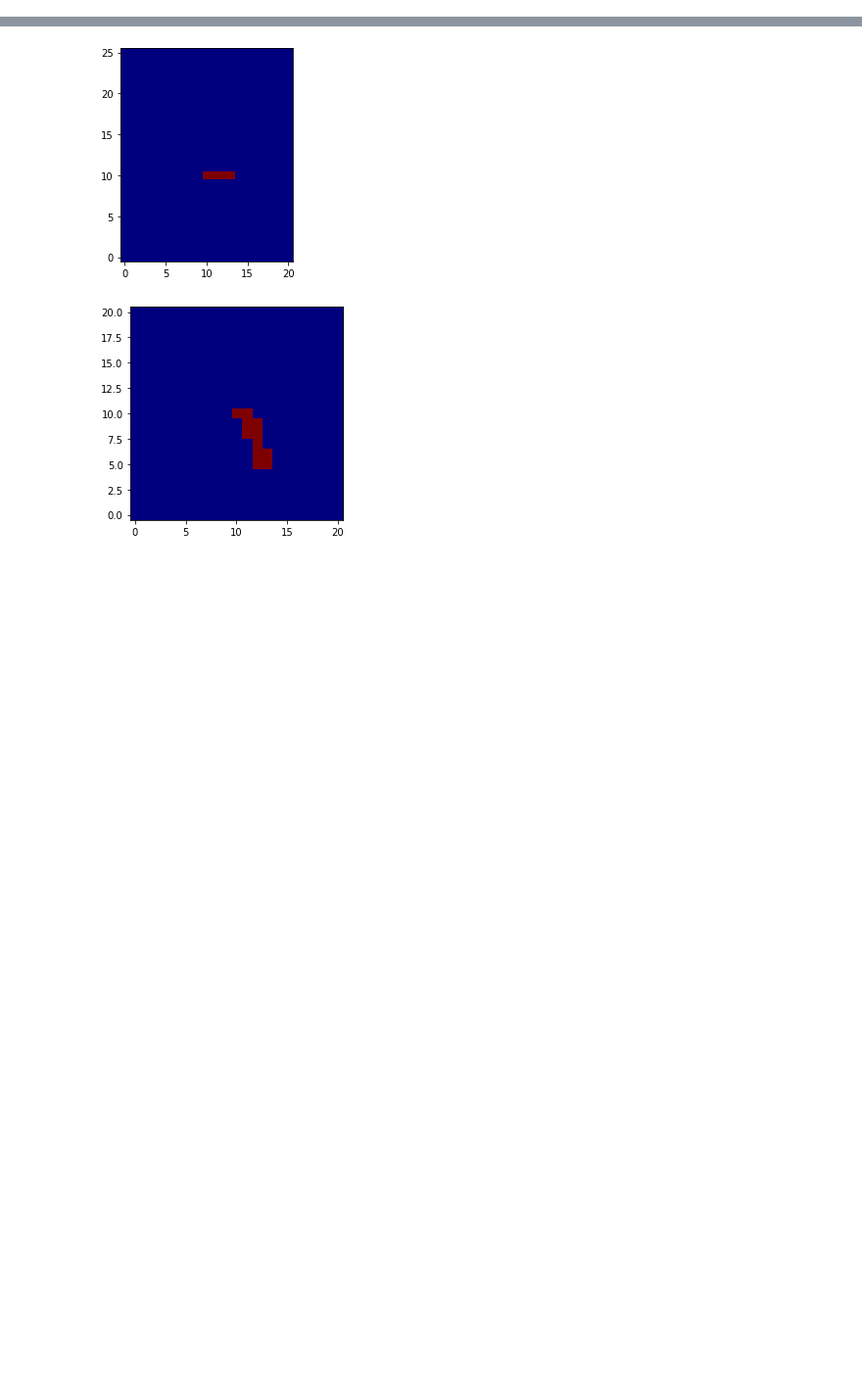
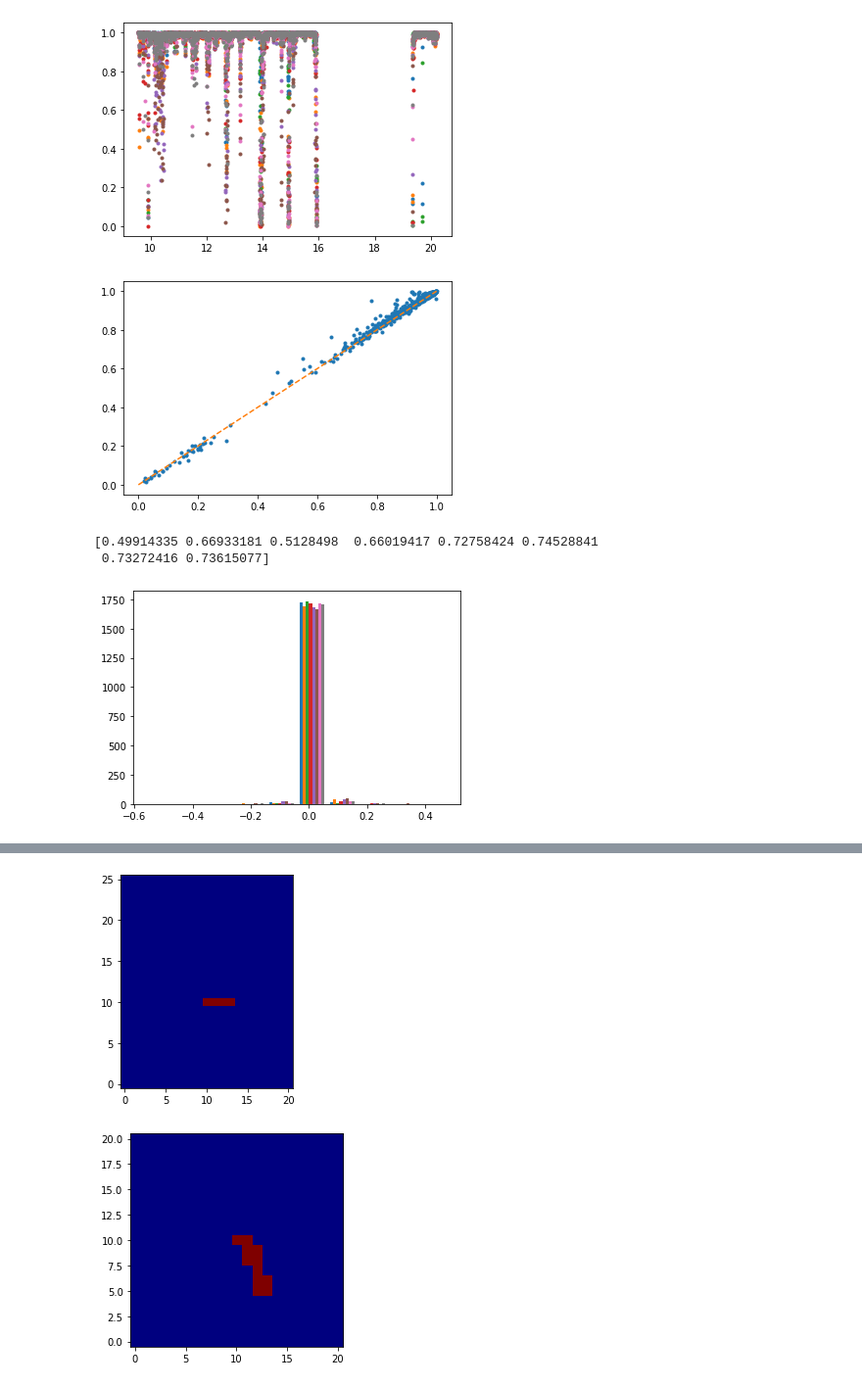
Before and after one commit to kartographer/sma_phasing_sims, a Jupyter notebook: SWARM_Optimization.ipynb, the cells around one changed output, grey strips where cells are left out. Shown: that part at 98% size. Saved outputs shown, nothing was run; the diff lists cells and outputs as text; code cells hidden in the pictures; blank space fills up the shorter version.

```diff
--- a/SWARM_Optimization.ipynb
+++ b/SWARM_Optimization.ipynb
@@ -129,2 +171,26 @@ plt.ylim([-20, 20])
+# %%
+data_file = '/Users/gkeating/repo/sma_phasing_sims/phasing_data/vlbi_cal.106-2021.json'
+phase_arr, n_inputs, time_vals, other_arr = load_swarm_data(data_file)
+n_times = phase_arr.shape[0]
+n_streams = phase_arr.shape[1] // n_inputs
+
+ph_eff_vals, _  = sim_pid_loop(phase_arr, n_streams)
+plt.plot(time_vals[1:], ph_eff_vals, '.')
+plt.show()
+
+ph_eff_vals2, _  = sim_pid_loop(phase_arr, n_streams, kp=0.80,ki=0.00, kd=0.1)
+plt.plot(np.mean(ph_eff_vals**2.0,axis=1), np.mean(ph_eff_vals2**2.0,axis=1), '.')
+plt.plot([0,1], [0,1],'--')
+plt.show()
+
+print(np.greater_equal(ph_eff_vals2, ph_eff_vals).mean(axis=0))
+plt.hist(ph_eff_vals2**2.0 - ph_eff_vals**2.0)
+plt.show()
+# %% [output]
+[figure, added]
+[figure, added]
+[0.49914335 0.66933181 0.5128498  0.66019417 0.72758424 0.74528841
+ 0.73272416 0.73615077]
+[figure, added]
 # %%
 %%time
```
Also changed, not shown: parts of 10 cells of this notebook.
